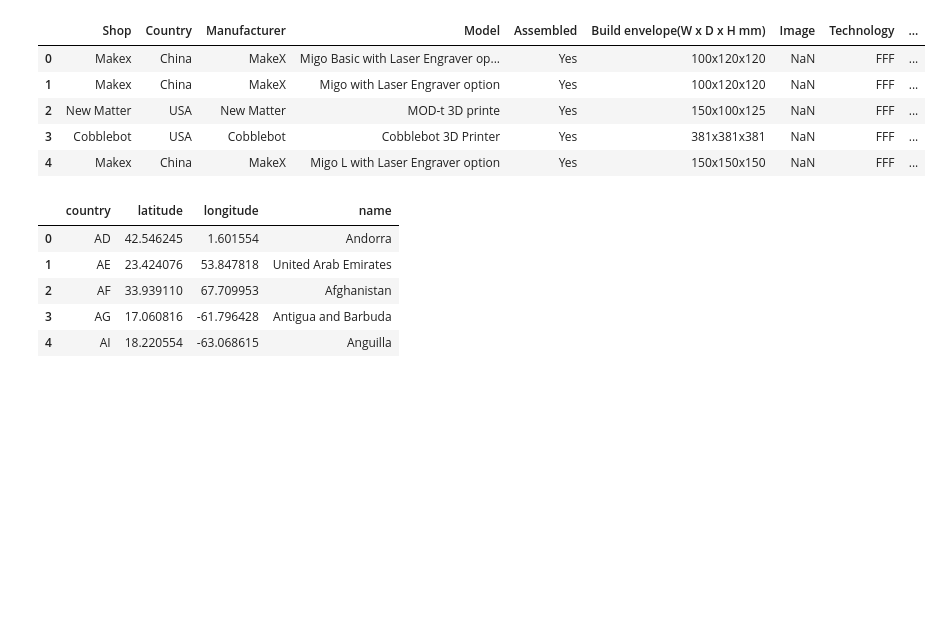
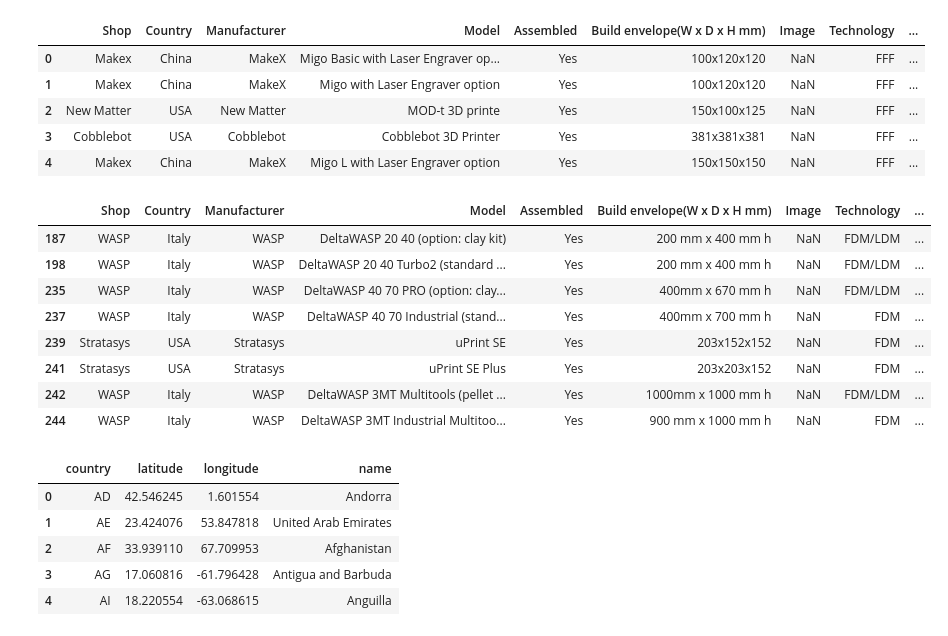
Before and after one commit to BI-Bees/3d-printing, a Jupyter notebook: src/Data_Visualization.ipynb, the cells around one changed output. Cells and saved outputs as stored; diff of their text form; code cells hidden in the pictures; blank space fills up the shorter version.

Commit message:
Merge branch 'master' of https://github.com/BI-Bees/3d-printing

```diff
--- a/src/Data_Visualization.ipynb
+++ b/src/Data_Visualization.ipynb
@@ -16,6 +18,19 @@ df.head()
 | 2 | New Matter | USA | New Matter | MOD-t 3D printe | Yes | 150x100x125 | NaN | FFF | ... |
 | 3 | Cobblebot | USA | Cobblebot | Cobblebot 3D Printer | Yes | 381x381x381 | NaN | FFF | ... |
 | 4 | Makex | China | MakeX | Migo L with Laser Engraver option | Yes | 150x150x150 | NaN | FFF | ... |
+# %%
+# Show all printers that uses "FDM" technology which is used for medicin
+df[df['Technology'].str.contains("FDM", na=False)]
+# %% [output]
+|  | Shop | Country | Manufacturer | Model | Assembled | Build envelope(W x D x H mm) | Image | Technology | ... |
+| 187 | WASP | Italy | WASP | DeltaWASP 20 40 (option: clay kit) | Yes | 200 mm x 400 mm h | NaN | FDM/LDM | ... |
+| 198 | WASP | Italy | WASP | DeltaWASP 20 40 Turbo2 (standard ... | Yes | 200 mm x 400 mm h | NaN | FDM/LDM | ... |
+| 235 | WASP | Italy | WASP | DeltaWASP 40 70 PRO (option: clay... | Yes | 400mm x 670 mm h | NaN | FDM/LDM | ... |
+| 237 | WASP | Italy | WASP | DeltaWASP 40 70 Industrial (stand... | Yes | 400mm x 700 mm h | NaN | FDM | ... |
+| 239 | Stratasys | USA | Stratasys | uPrint SE | Yes | 203x152x152 | NaN | FDM | ... |
+| 241 | Stratasys | USA | Stratasys | uPrint SE Plus | Yes | 203x203x152 | NaN | FDM | ... |
+| 242 | WASP | Italy | WASP | DeltaWASP 3MT Multitools (pellet ... | Yes | 1000mm x 1000 mm h | NaN | FDM/LDM | ... |
+| 244 | WASP | Italy | WASP | DeltaWASP 3MT Industrial Multitoo... | Yes | 900 mm x 1000 mm h | NaN | FDM | ... |
 # %%
 complete_data = '../dataset/countries.csv'
 
```
Also changed, not shown: parts of 9 cells of this notebook, 1 other file.
